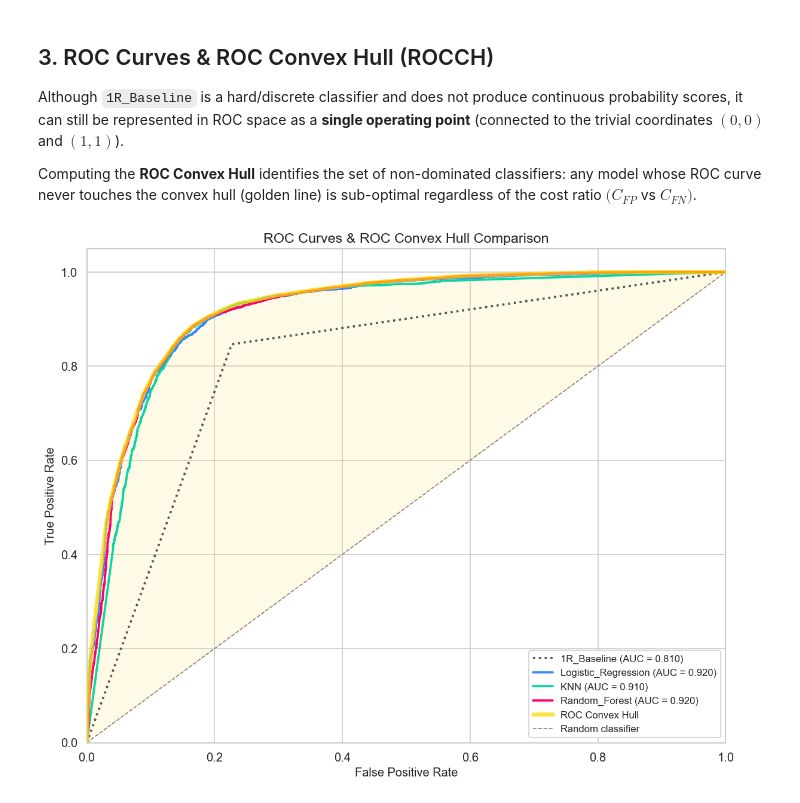
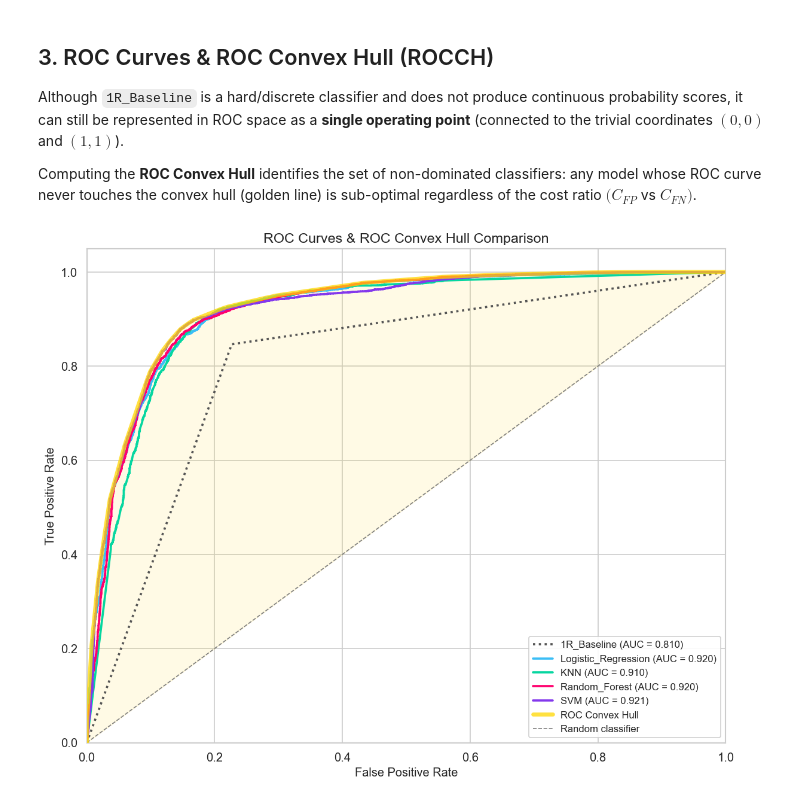
Before and after one commit to antonioiammarino/heart_failure, a Jupyter notebook: model_comparison.ipynb, the cells around one changed output. Saved outputs shown, nothing was run; the diff lists cells and outputs as text; code cells hidden in the pictures.

```diff
--- a/model_comparison.ipynb
+++ b/model_comparison.ipynb
@@ -191,15 +195,17 @@ Computing the **ROC Convex Hull** identifies the set of non-dominated classifier
 # %%
 COLORS = {
     "1R_Baseline":         "#555555",
-    "Logistic_Regression":  "#3A86FF",
+    "Logistic_Regression":  "#3BBEF6",
     "KNN":                  "#06D6A0",
     "Random_Forest":        "#FF006E",
+    "SVM":                   "#8338EC",
 }
 LINESTYLES = {
     "1R_Baseline":         ":",
     "Logistic_Regression":  "-",
     "KNN":                  "-",
     "Random_Forest":        "-",
+    "SVM":                   "-",
 }
 
 fig, ax = plt.subplots(figsize=(10, 8))
@@ -234,34 +240,34 @@ hull_pts = points[hull.vertices]
 # Sort by FPR, then keep only the upper (non-decreasing TPR) frontier
 # Use lexsort to sort by FPR first, then TPR, ensuring we can easily filter the upper hull
 hull_pts = hull_pts[np.lexsort((hull_pts[:, 1], hull_pts[:, 0]))]
 upper_hull = [hull_pts[0]]
 for pt in hull_pts[1:]:
     if pt[1] >= upper_hull[-1][1]:
         upper_hull.append(pt)
 upper_hull = np.array(upper_hull)
 
 ax.plot(
     upper_hull[:, 0], upper_hull[:, 1],
     color="gold", lw=4, alpha=0.75, zorder=5,
     label="ROC Convex Hull",
 )
 ax.fill_between(
     upper_hull[:, 0], upper_hull[:, 1], upper_hull[:, 0],
     color="gold", alpha=0.10,
 )
 ax.plot([0, 1], [0, 1], color="gray", lw=1, linestyle="--", label="Random classifier")
 
 ax.set_xlim([0.0, 1.0])
 ax.set_ylim([0.0, 1.05])
 ax.set_xlabel("False Positive Rate")
 ax.set_ylabel("True Positive Rate")
 ax.set_title("ROC Curves & ROC Convex Hull Comparison")
 ax.legend(loc="lower right", fontsize=10, framealpha=0.9)
 plt.tight_layout()
 plt.savefig(f"{RESULTS_DIR}/roc_convex_hull_comparison.png", dpi=300, bbox_inches="tight")
 plt.show()
 # %% [output]
-[figure, old version]
+[figure, new version]
 # %% [markdown]
 ### Interpretation of ROC Analysis
 
```
Also changed, not shown: parts of 5 cells of this notebook.
